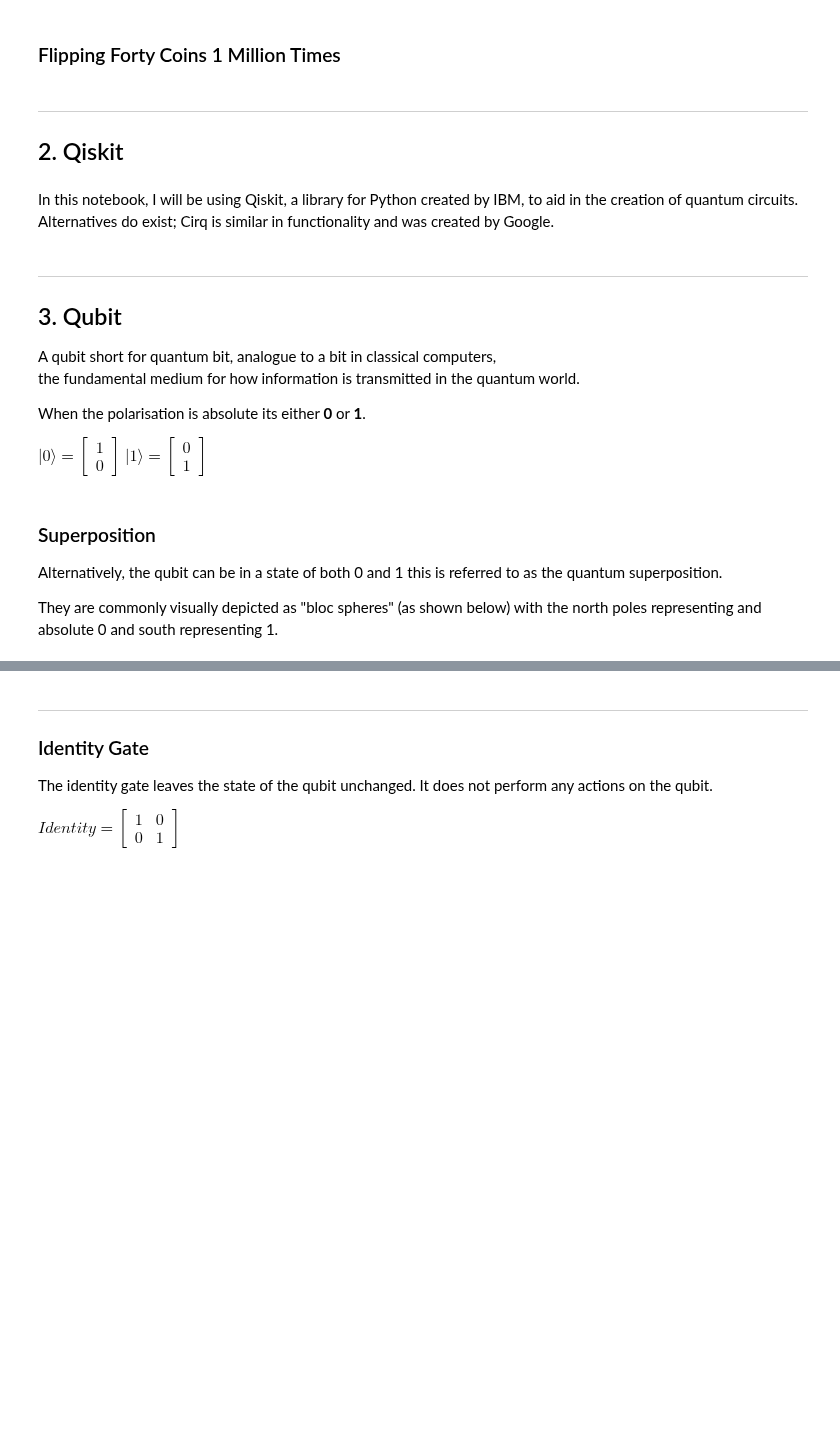
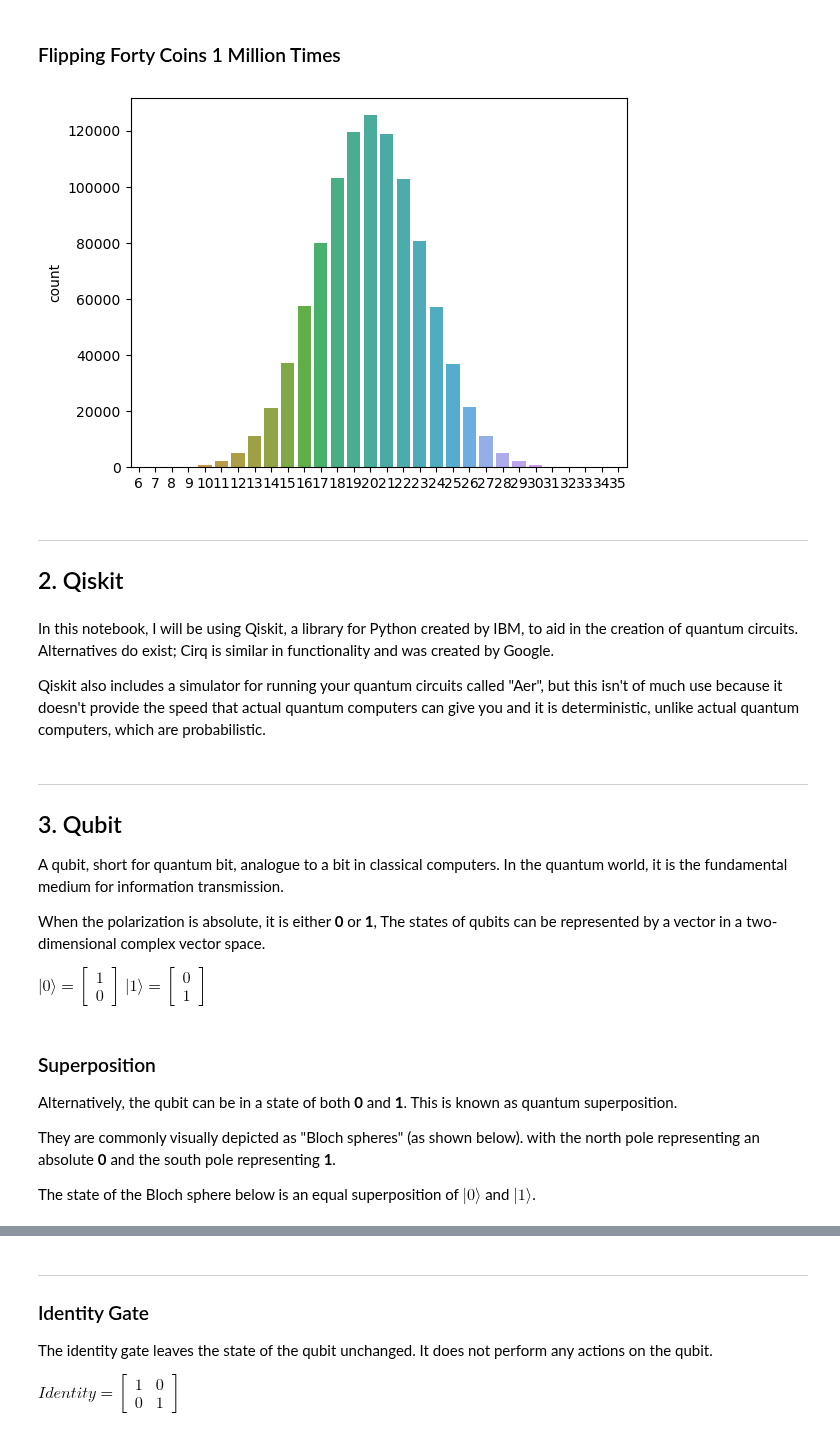
Before and after one commit to G00378925/emerging-technologies, a Jupyter notebook: notebooks/05-quantum-computing.ipynb, the cells around one changed output, grey strips where cells are left out. Saved outputs shown, nothing was run; the diff lists cells and outputs as text; code cells hidden in the pictures; blank space fills up the shorter version.

```diff
--- a/notebooks/05-quantum-computing.ipynb
+++ b/notebooks/05-quantum-computing.ipynb
@@ -77,16 +78,20 @@ plt.show()
 # %% [markdown]
 ### Flipping Forty Coins 1 Million Times
 # %%
-# Flip 40 coins 1 million times each coin flip having a probability of 0.5
-forty_coin_flips = np.random.binomial(50, 0.5, 1_000_000)
+# Flip 40 coins 1 million times each coin flip having a probability of 0.5.
+forty_coin_flips = np.random.binomial(40, 0.5, 1_000_000)
 
-# Create a count plot showing the distribution of the coin flips
+# Create a count plot showing the distribution of the coin flips.
 sns.countplot(x=forty_coin_flips)
 plt.show()
+# %% [output]
+[figure, added]
 # %% [markdown]
 ***
 ## 2. Qiskit
 # %% [markdown]
 In this notebook, I will be using Qiskit, a library for Python created by IBM, to aid in the creation of quantum circuits. Alternatives do exist; Cirq is similar in functionality and was created by Google.
+
+Qiskit also includes a simulator for running your quantum circuits called "Aer", but this isn't of much use because it doesn't provide the speed that actual quantum computers can give you and it is deterministic, unlike actual quantum computers, which are probabilistic.
 # %%
 try:
@@ -98,22 +103,23 @@ except ImportError:
 # %% [markdown]
 ***
 ## 3. Qubit
+A qubit, short for quantum bit, analogue to a bit in classical computers.
+In the quantum world, it is the fundamental medium for information transmission.
 
-A qubit short for quantum bit, analogue to a bit in classical computers,<br>
-the fundamental medium for how information is transmitted in the quantum world.
-
-When the polarisation is absolute its either **0** or **1**.
+When the polarization is absolute, it is either **0** or **1**,
+The states of qubits can be represented by a vector in a two-dimensional complex vector space.
 
 $|0\rangle = \begin{bmatrix} 1 \\ 0 \end{bmatrix}$
 $|1\rangle = \begin{bmatrix} 0 \\ 1 \end{bmatrix}$
 # %% [markdown]
 ### Superposition
+Alternatively, the qubit can be in a state of both **0** and **1**.
+This is known as quantum superposition.
 
-Alternatively, the qubit can be in a state of both 0 and 1 this is
-referred to as the quantum superposition.
+They are commonly visually depicted as "Bloch spheres" (as shown below).
+with the north pole representing an absolute **0** and the south pole representing **1**.
 
-They are commonly visually depicted as "bloc spheres" (as shown below)
-with the north poles representing and absolute 0 and south representing 1.
+The state of the Bloch sphere below is an equal superposition of $|0\rangle$ and $|1\rangle$.
 # %%
 # Try and import qutip
 try: import qutip
```
Also changed, not shown: parts of 27 cells of this notebook.
